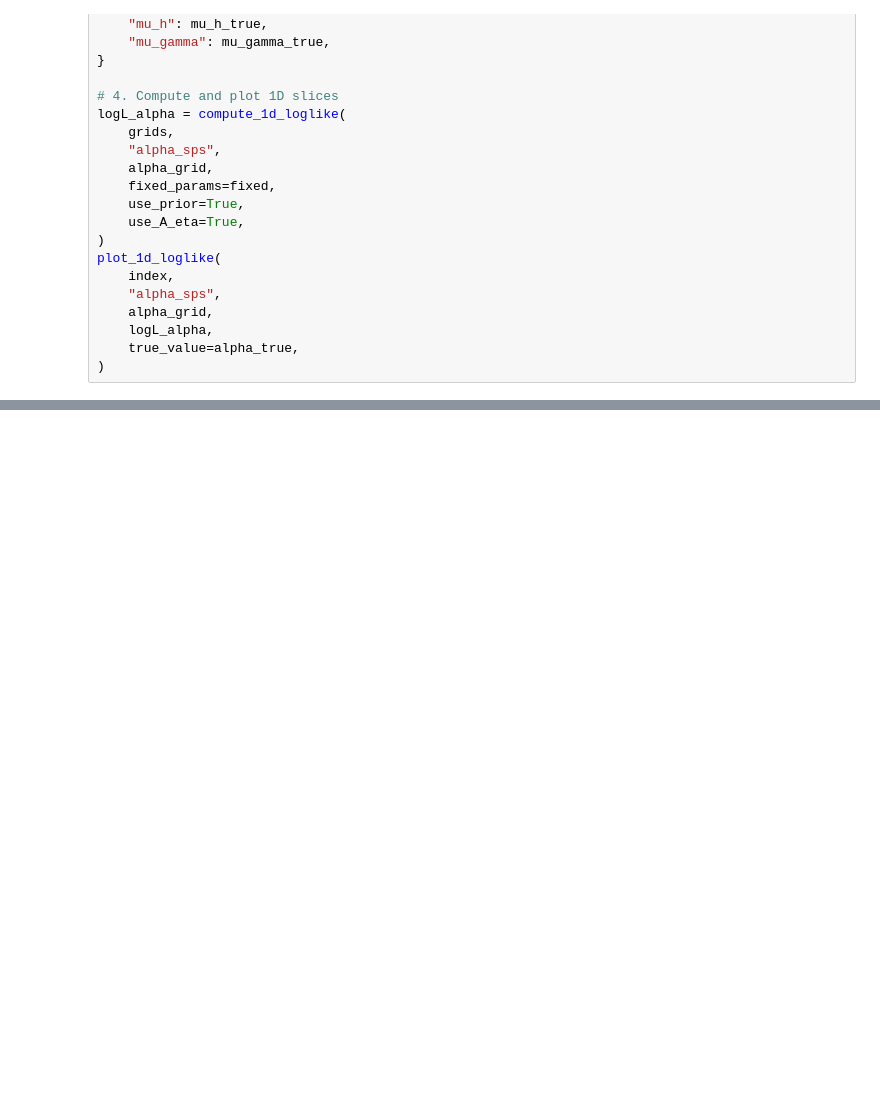
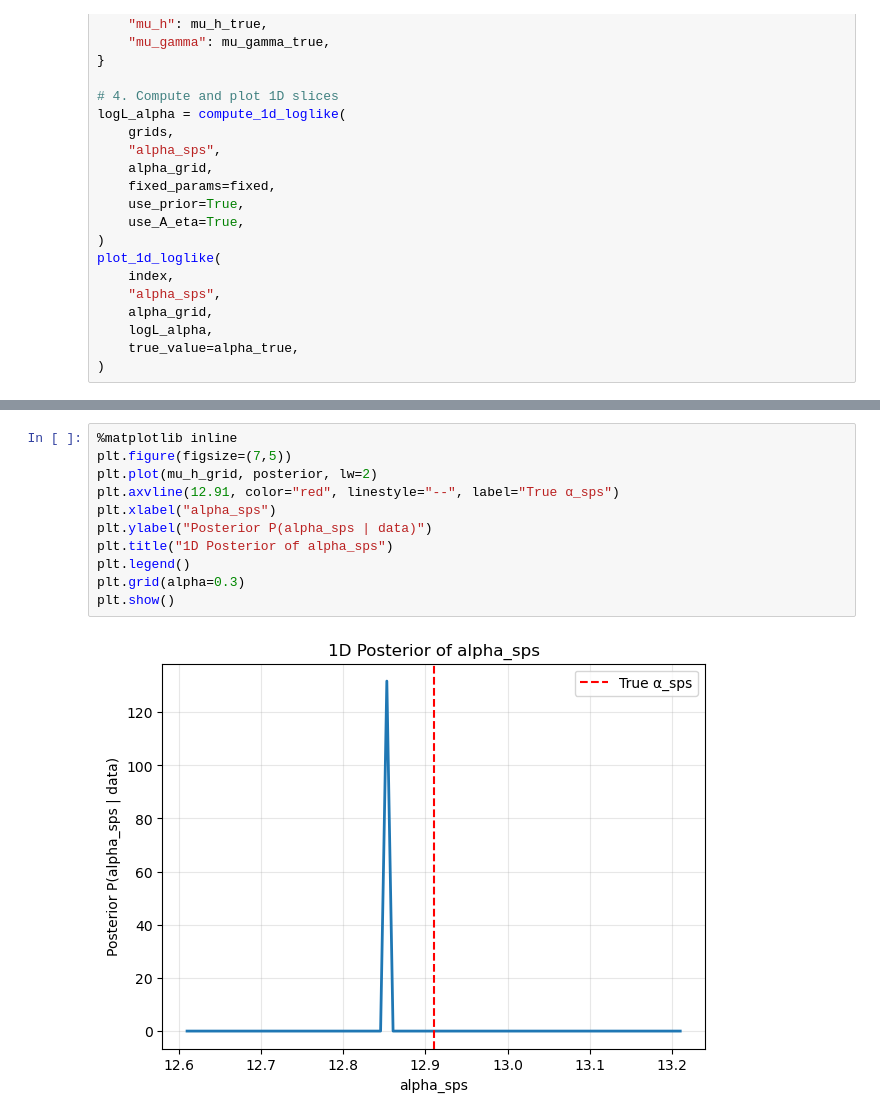
Before and after one commit to zheshishuoshuo/sl_inference_3Dinfer_hdf5_server, a Jupyter notebook: tests_eta/Untitled.ipynb, the cells around one changed output, grey strips where cells are left out. Cells and saved outputs as stored; diff of their text form; blank space fills up the shorter version.

```diff
--- a/tests_eta/Untitled.ipynb
+++ b/tests_eta/Untitled.ipynb
@@ -268,0 +290,13 @@ plt.show()
+# %%
+%matplotlib inline
+plt.figure(figsize=(7,5))
+plt.plot(mu_h_grid, posterior, lw=2)
+plt.axvline(12.91, color="red", linestyle="--", label="True α_sps")
+plt.xlabel("alpha_sps")
+plt.ylabel("Posterior P(alpha_sps | data)")
+plt.title("1D Posterior of alpha_sps")
+plt.legend()
+plt.grid(alpha=0.3)
+plt.show()
+# %% [output]
+[figure, added]
```
Also changed, not shown: parts of 3 cells of this notebook, 1 other file.
